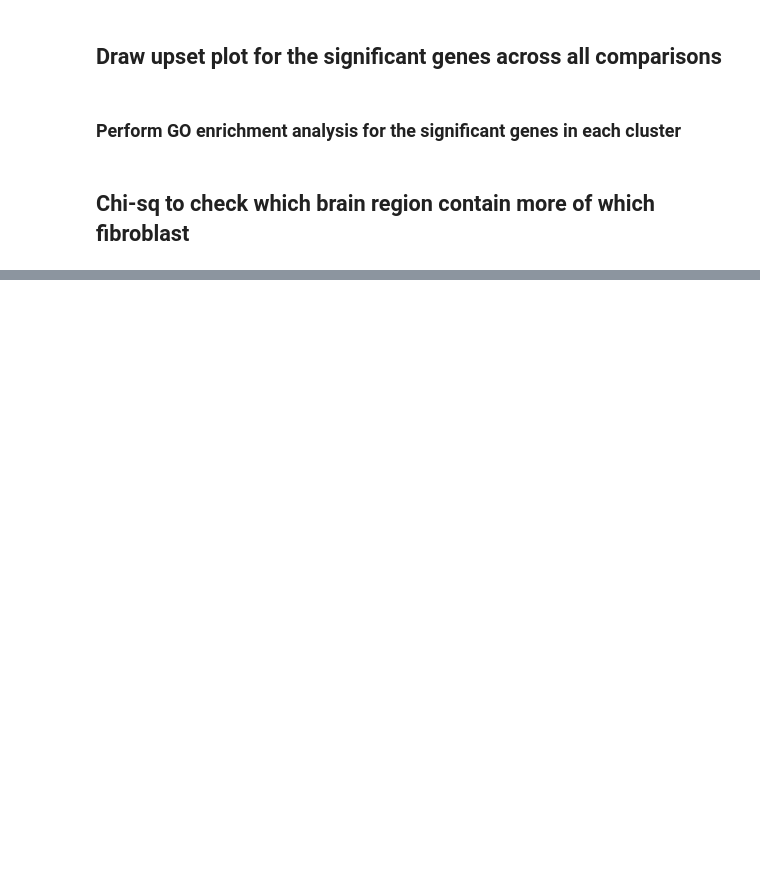
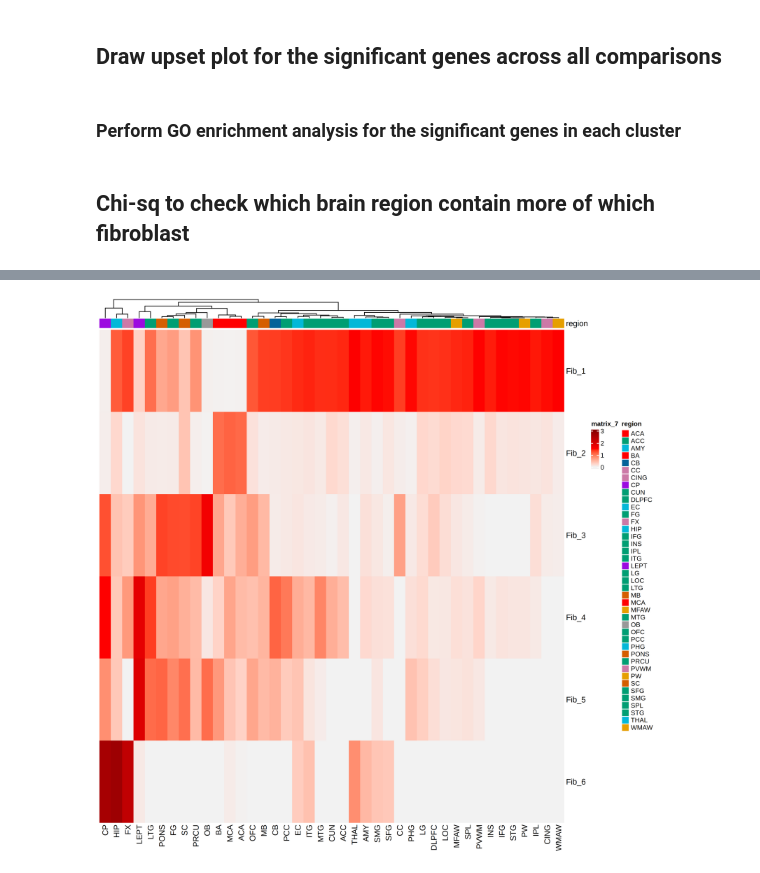
Before and after one commit to Knight-Initiative-for-Brain-Resilience/human-brain-vascular-atlas, a Jupyter notebook: Final_notebook/06.4_R_DEG_analysis_fibroblast.ipynb, the cells around one changed output, grey strips where cells are left out. Cells and saved outputs as stored; diff of their text form; code cells hidden in the pictures; blank space fills up the shorter version.

```diff
--- a/Final_notebook/06.4_R_DEG_analysis_fibroblast.ipynb
+++ b/Final_notebook/06.4_R_DEG_analysis_fibroblast.ipynb
@@ -57,18 +90,7 @@ celltype_colors <- c(
   "Fib_6" = "#80CBC4"
 )
 
-region_color =c(
-    "Cortex" =  "#009E73",
-    "Brainstem" = "#D55E00",
-    "Cerebellum" = "#046299",
-    "Limbic" = "#03B8D8",
-    "Watershed" = "#E69F00",
-    "White Matter Tracts" = "#CC79A7",
-    "Olfactory" = "#999999",
-    "Barrier" = "#9C0AE0",
-    # "Subcortical" = "#915330",
-    "Major Vessel" = "#FF0000"
-)
+z
 # %%
 umap_theme <- theme_dr()+theme(panel.grid.major = element_blank(),
                                             panel.grid.minor = element_blank(),
@@ -669,14 +853,16 @@ hl <- HeatmapAnnotation(
 # %%
 ## plotting
 library(ComplexHeatmap)
 library(colorRamp2)
 
 #options(repr.plot.width = 10, repr.plot.height = 12, repr.plot.res = 100) # set the resolution
 p = Heatmap(res,col = colorRamp2(c(0,1.5,3),c("grey95","red","red4")),cluster_rows = F,cluster_columns = T,top_annotation = hl)
 
-pdf("./Results/Revision_2/Figures/Figure_4X_Fibroblast_Cell_type_enrichment_cluster.pdf",width = 13,height = 3.5)
+# pdf("./Results/Revision_2/Figures/Figure_4X_Fibroblast_Cell_type_enrichment_cluster.pdf",width = 13,height = 3.5)
 p
-dev.off()
+# dev.off()
+# %% [output]
+[figure, added]
 # %%
 p
 # %%
```
Also changed, not shown: parts of 25 cells of this notebook, 13 other files.
